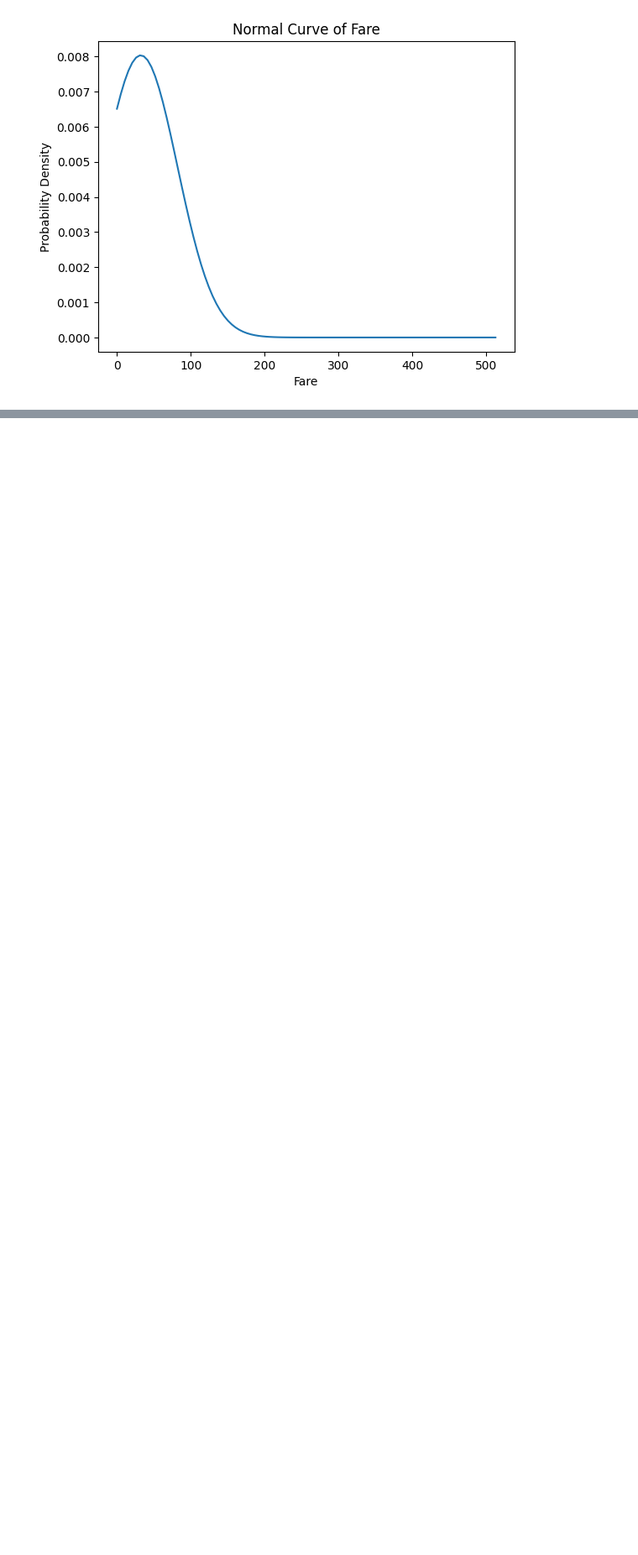
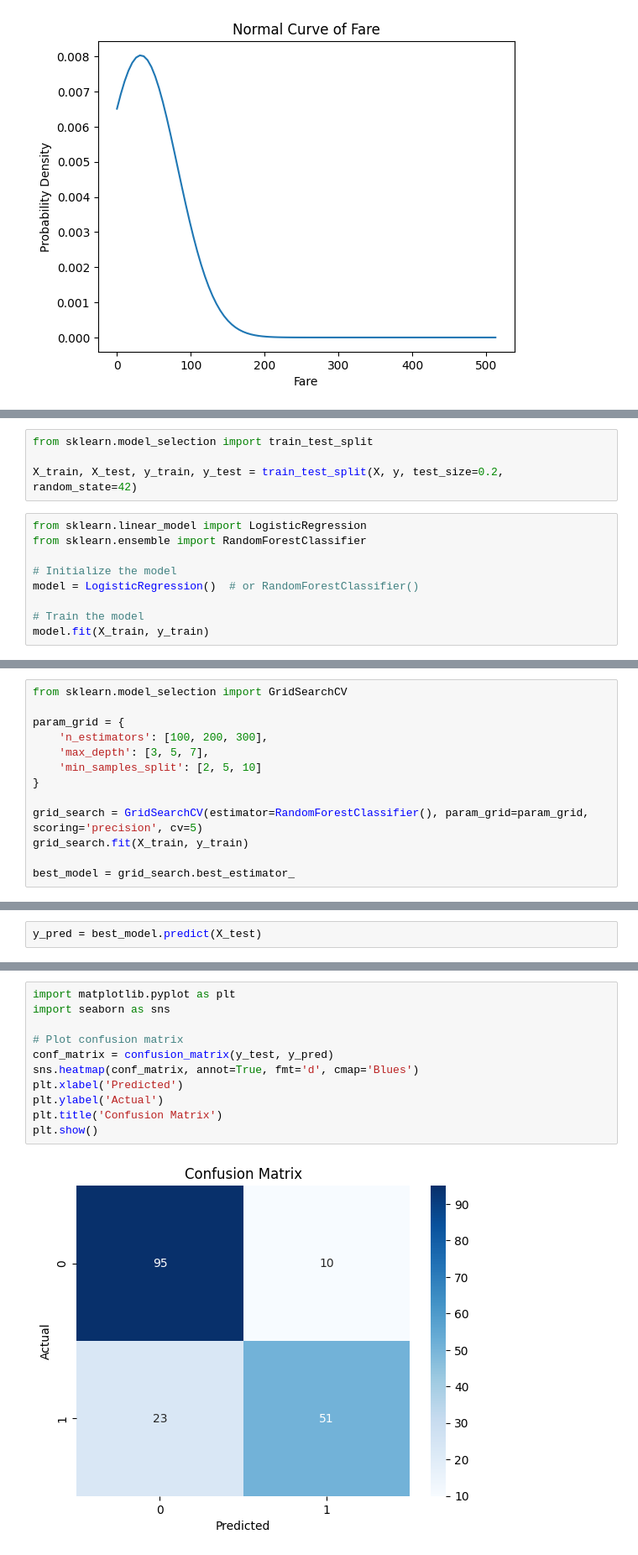
Before and after one commit to runtorain/PythonForAI, a Jupyter notebook: Titanic.ipynb, the cells around one changed output, grey strips where cells are left out. Shown at 84% size. Drawn from its saved outputs; the diff is of its cells as text; blank space fills up the shorter version.

```diff
--- a/Titanic.ipynb
+++ b/Titanic.ipynb
@@ -285,0 +300,13 @@ plt.show()
+# %%
+from sklearn.model_selection import train_test_split
+
+X_train, X_test, y_train, y_test = train_test_split(X, y, test_size=0.2, random_state=42)
+# %%
+from sklearn.linear_model import LogisticRegression
+from sklearn.ensemble import RandomForestClassifier
+
+# Initialize the model
+model = LogisticRegression()  # or RandomForestClassifier()
+
+# Train the model
+model.fit(X_train, y_train)
@@ -287,0 +461,13 @@ plt.show()
+# %%
+from sklearn.model_selection import GridSearchCV
+
+param_grid = {
+    'n_estimators': [100, 200, 300],
+    'max_depth': [3, 5, 7],
+    'min_samples_split': [2, 5, 10]
+}
+
+grid_search = GridSearchCV(estimator=RandomForestClassifier(), param_grid=param_grid, scoring='precision', cv=5)
+grid_search.fit(X_train, y_train)
+
+best_model = grid_search.best_estimator_
@@ -287,0 +478,2 @@ plt.show()
+# %%
+y_pred = best_model.predict(X_test)
@@ -287,0 +505,13 @@ plt.show()
+# %%
+import matplotlib.pyplot as plt
+import seaborn as sns
+
+# Plot confusion matrix
+conf_matrix = confusion_matrix(y_test, y_pred)
+sns.heatmap(conf_matrix, annot=True, fmt='d', cmap='Blues')
+plt.xlabel('Predicted')
+plt.ylabel('Actual')
+plt.title('Confusion Matrix')
+plt.show()
+# %% [output]
+[figure, added]
```
Also changed, not shown: parts of 37 cells of this notebook.
